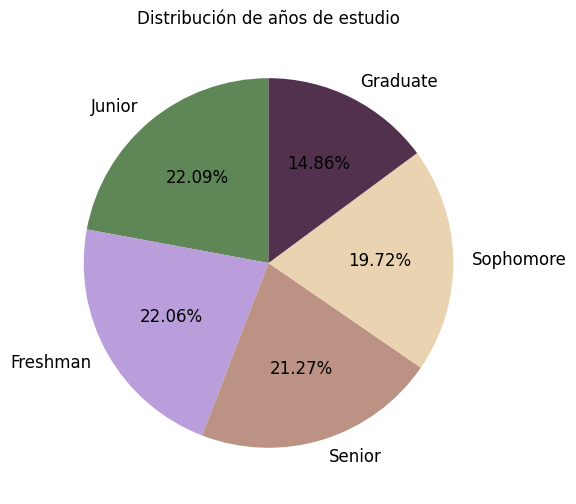
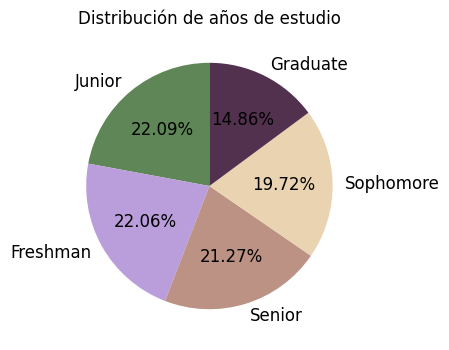
Unified diff of the notebook cell whose output changed from the first chart to the second:
--- before
+++ after
@@ -1,3 +1,3 @@
-plt.figure(figsize=(6,6))
+plt.figure(figsize=(4,4))
 
 colores=["#5F8656","#B99EDB", "#BB9283", "#E9D3B1", "#52314F" ] # Definimos colores para cada sección de la torta.

Commit: Add files via upload